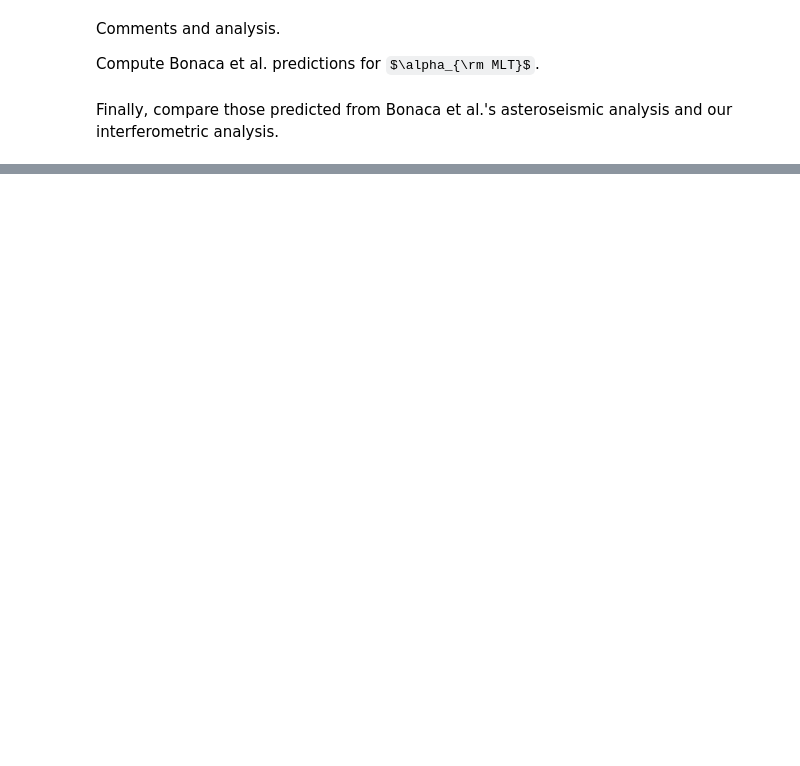
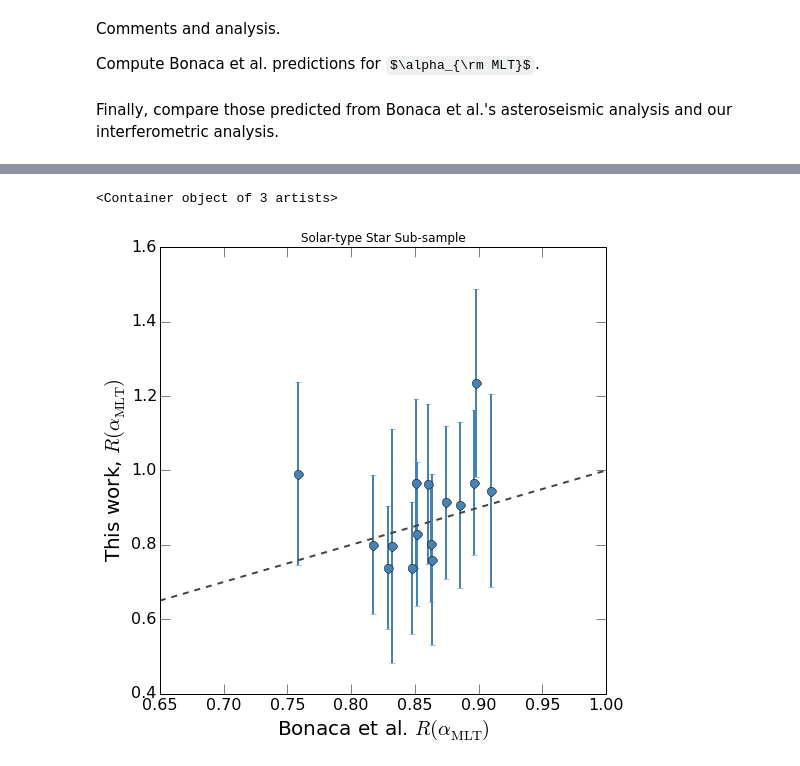
Before and after one commit to gfeiden/Notebook, a Jupyter notebook: Projects/mlt_calib/fixed_Y_float_alpha.ipynb, the cells around one changed output, grey strips where cells are left out. Cells and saved outputs as stored; diff of their text form; code cells hidden in the pictures; some formulas as TeX source; blank space fills up the shorter version.

```diff
--- a/Projects/mlt_calib/fixed_Y_float_alpha.ipynb
+++ b/Projects/mlt_calib/fixed_Y_float_alpha.ipynb
@@ -148,0 +153,23 @@ Trends look quite similar to those found when all values were allowed to float.
+# %%
+solar_like_sample = np.array([star for star in data if 5000. <= 10**star[6]])
+logg_solar = np.log10(6.67e-8*solar_like_sample[:,0]*1.989e33/(solar_like_sample[:,26]*6.956e10)**2)
+
+B12_solar_sample  = B12_coeffs[0] + B12_coeffs[1]*logg_solar + \
+            B12_coeffs[2]*solar_like_sample[:,6] + B12_coeffs[3]*solar_like_sample[:,1]
+# %%
+fig, ax = plt.subplots(1, 1, figsize=(8, 8))
+
+ax.set_title('Solar-type Star Sub-sample')
+ax.set_xlabel('Bonaca et al. $R(\\alpha_{\\rm MLT})$', fontsize=20.)
+ax.set_ylabel('This work, $R(\\alpha_{\\rm MLT})$', fontsize=20.)
+ax.tick_params(which='major', axis='both', length=10., labelsize=16.)
+
+# one-to-one relation
+ax.plot([0.65, 1.0], [0.65, 1.0], '--', lw=2, color='#444444')
+
+# compare values
+ax.errorbar(B12_solar_sample/1.69, solar_like_sample[:,5]/1.884, yerr=solar_like_sample[:,14]/1.884,
+            fmt='o', lw=2, markersize=9.0, color='#4682B4')
+# %% [output]
+<Container object of 3 artists>
+[figure, added]
```
Also changed, not shown: parts of 6 cells of this notebook, 3 other files.
